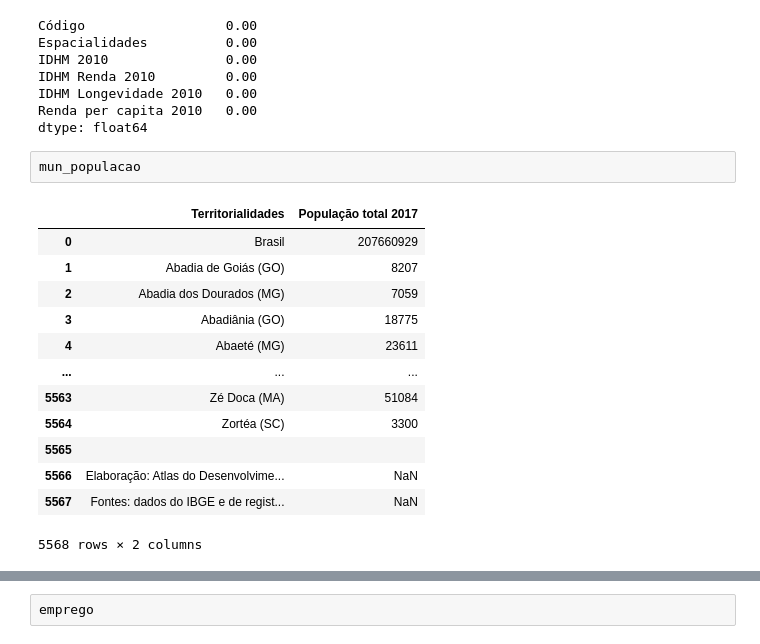
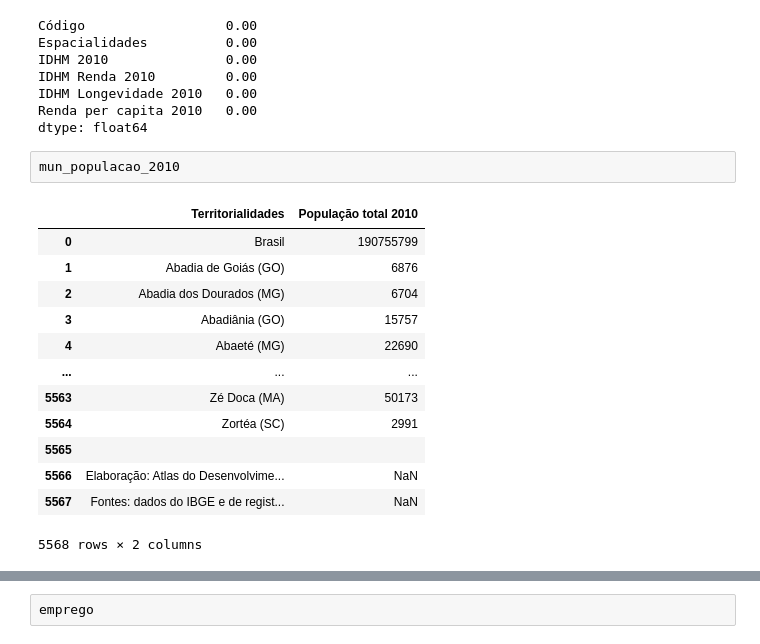
Before and after one commit to FelipeMarcelino/Hackaton-Big-Data, a Jupyter notebook: projeto/data_exploration.ipynb, the cells around one changed output, grey strips where cells are left out. Drawn from its saved outputs; the diff is of its cells as text.

```diff
--- a/projeto/data_exploration.ipynb
+++ b/projeto/data_exploration.ipynb
@@ -828,19 +829,19 @@ IDHM Renda 2010         0.00
 IDHM Longevidade 2010   0.00
 Renda per capita 2010   0.00
 dtype: float64
-# %%
-mun_populacao
-# %% [output]
-|  | Territorialidades | População total 2017 |
-| 0 | Brasil | 207660929 |
-| 1 | Abadia de Goiás (GO) | 8207 |
-| 2 | Abadia dos Dourados (MG) | 7059 |
-| 3 | Abadiânia (GO) | 18775 |
-| 4 | Abaeté (MG) | 23611 |
-| ... | ... | ... |
-| 5563 | Zé Doca (MA) | 51084 |
-| 5564 | Zortéa (SC) | 3300 |
-| 5565 |  |  |
-| 5566 | Elaboração: Atlas do Desenvolvime... | NaN |
-| 5567 | Fontes: dados do IBGE e de regist... | NaN |
-5568 rows × 2 columns
+# %%
+mun_populacao_2010
+# %% [output]
+|  | Territorialidades | População total 2010 |
+| 0 | Brasil | 190755799 |
+| 1 | Abadia de Goiás (GO) | 6876 |
+| 2 | Abadia dos Dourados (MG) | 6704 |
+| 3 | Abadiânia (GO) | 15757 |
+| 4 | Abaeté (MG) | 22690 |
+| ... | ... | ... |
+| 5563 | Zé Doca (MA) | 50173 |
+| 5564 | Zortéa (SC) | 2991 |
+| 5565 |  |  |
+| 5566 | Elaboração: Atlas do Desenvolvime... | NaN |
+| 5567 | Fontes: dados do IBGE e de regist... | NaN |
+5568 rows × 2 columns
```
Also changed, not shown: parts of 20 cells of this notebook, 2 other files.
